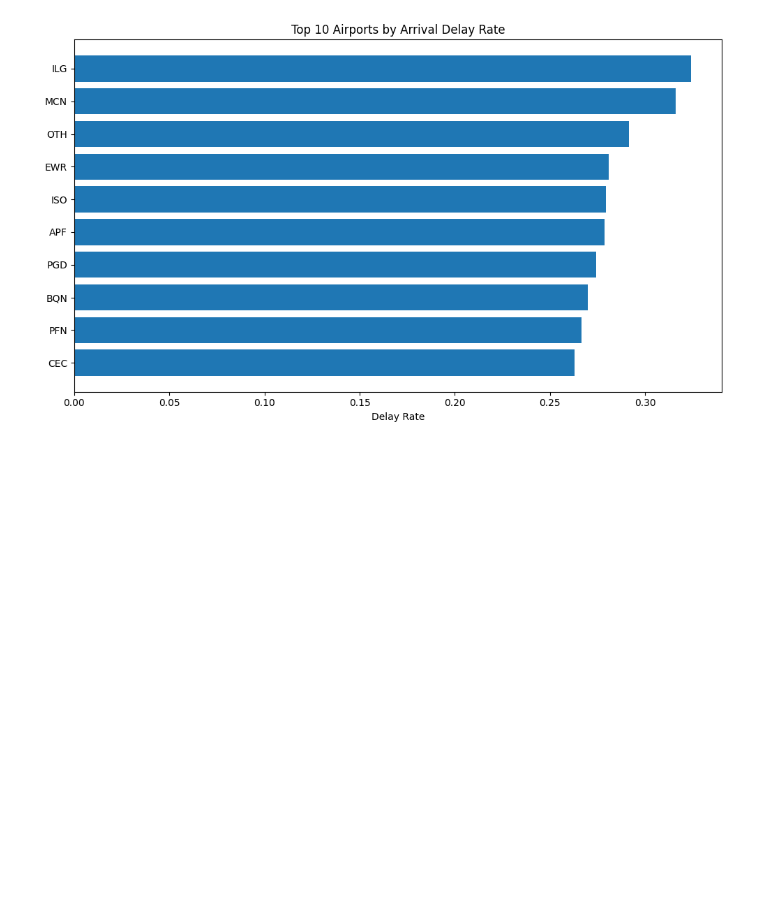
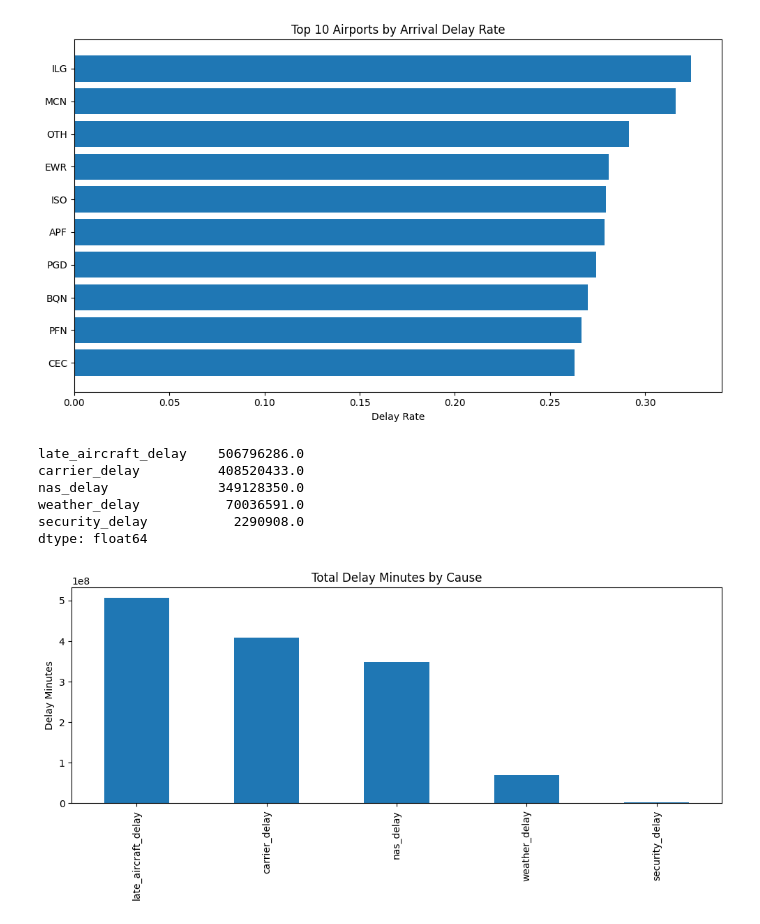
Before and after one commit to K-man1/airline-delay-bottleneck-pipeline, a Jupyter notebook: notebooks/01_ingestion_cleaning.ipynb, the cells around one changed output. Drawn from its saved outputs; the diff is of its cells as text; code cells hidden in the pictures; blank space fills up the shorter version.

Commit message:
finalize airline delay analysis pipeline

```diff
--- a/notebooks/01_ingestion_cleaning.ipynb
+++ b/notebooks/01_ingestion_cleaning.ipynb
@@ -5,3 +5,5 @@ df = pd.read_csv("../airline_delay_cause.csv")
+# %%
+df = pd.read_csv("../data/raw/airline_delay_cause.csv")
 # %%
 df.head()
 # %% [output]
@@ -52,6 +54,8 @@ security_delay         490
 late_aircraft_delay    488
 dtype: int64
 # %%
+df_clean = df_clean[df_clean["arr_flights"] > 0]
+
 df_clean["delay_rate"] = df_clean["arr_del15"] / df_clean["arr_flights"]
 df_clean["avg_delay_per_flight"] = df_clean["arr_delay"] / df_clean["arr_flights"]
 # %%
@@ -115,0 +118,26 @@ df_clean.to_csv("../data/processed/airline_delay_clean.csv", index=False)
+# %%
+cause_cols = [
+    "carrier_delay",
+    "weather_delay",
+    "nas_delay",
+    "security_delay",
+    "late_aircraft_delay"
+]
+
+cause_summary = df_clean[cause_cols].sum().sort_values(ascending=False)
+cause_summary
+# %% [output]
+late_aircraft_delay    506796286.0
+carrier_delay          408520433.0
+nas_delay              349128350.0
+weather_delay           70036591.0
+security_delay           2290908.0
+dtype: float64
+# %%
+cause_summary.plot(kind="bar", figsize=(10, 5))
+plt.title("Total Delay Minutes by Cause")
+plt.ylabel("Delay Minutes")
+plt.tight_layout()
+plt.show()
+# %% [output]
+[figure, added]
```
Also changed, not shown: parts of 5 cells of this notebook, 2 other files.
